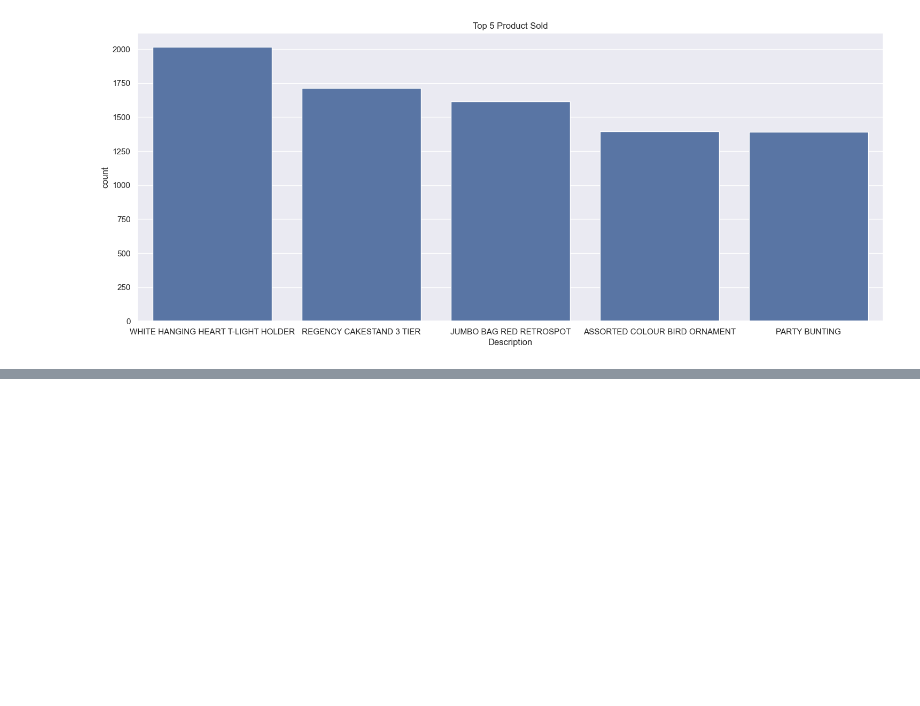
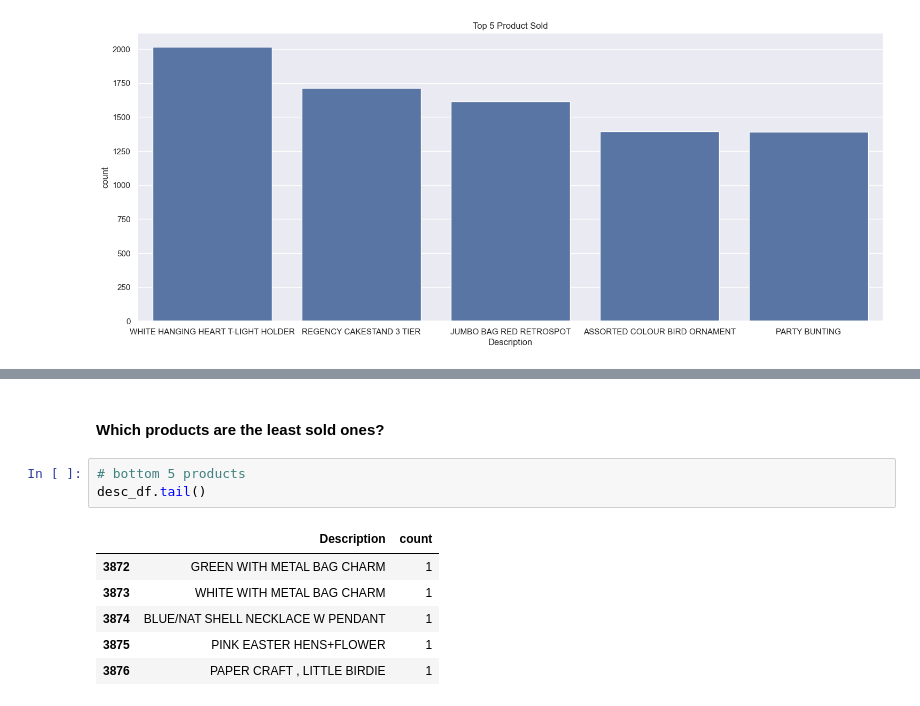
Before and after one commit to yunus6390/ML_Classification_Project, a Jupyter notebook: Customer_Segmentation.ipynb, the cells around one changed output, grey strips where cells are left out. Saved outputs shown, nothing was run; the diff lists cells and outputs as text; blank space fills up the shorter version.

```diff
--- a/Customer_Segmentation.ipynb
+++ b/Customer_Segmentation.ipynb
@@ -367,0 +380,12 @@ plt.show()
+# %% [markdown]
+#### **Which products are the least sold ones?**
+# %%
+# bottom 5 products
+desc_df.tail()
+# %% [output]
+|  | Description | count |
+| 3872 | GREEN WITH METAL BAG CHARM | 1 |
+| 3873 | WHITE WITH METAL BAG CHARM | 1 |
+| 3874 | BLUE/NAT SHELL NECKLACE W PENDANT | 1 |
+| 3875 | PINK EASTER HENS+FLOWER | 1 |
+| 3876 | PAPER CRAFT , LITTLE BIRDIE | 1 |
```
Also changed, not shown: parts of 14 cells of this notebook.
